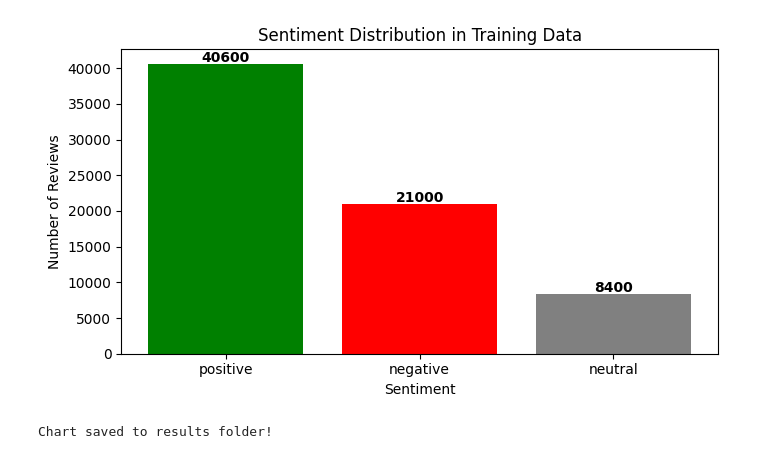
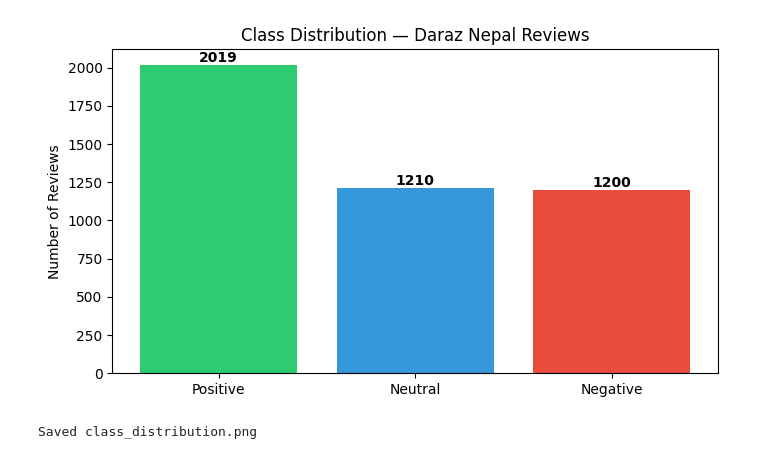
Before and after one commit to SajeenaMahotra/nepali-sentiment-analysis, a Jupyter notebook: notebooks/01_EDA.ipynb, the cells around one changed output. Drawn from its saved outputs; the diff is of its cells as text; code cells hidden in the pictures.

Commit message:
EDA  on real Daraz data - added charts

```diff
--- a/notebooks/01_EDA.ipynb
+++ b/notebooks/01_EDA.ipynb
@@ -1,13 +0,0 @@
-# %%
-import pandas as pd
-
-# Load the data
-train = pd.read_csv('../data/raw/kathmandu_reviews_dataset/split_train.csv')
-val   = pd.read_csv('../data/raw/kathmandu_reviews_dataset/split_val.csv')
-test  = pd.read_csv('../data/raw/kathmandu_reviews_dataset/split_test.csv')
-
-print("Train shape:", train.shape)
-print("Val shape:  ", val.shape)
-print("Test shape: ", test.shape)
-print("\nSentiment distribution in training data:")
-print(train['sentiment_label'].value_counts())
@@ -62,21 +30,21 @@ dtype: int64
 # %%
-import matplotlib.pyplot as plt
+# Chart 1 — Class distribution
+labels = ['Positive', 'Neutral', 'Negative']
+values = [2019, 1210, 1200]
+colors = ['#2ECC71', '#3498DB', '#E74C3C']
 
-# Count each sentiment
-counts = train['sentiment_label'].value_counts()
+plt.figure(figsize=(7, 4))
+bars = plt.bar(labels, values, color=colors)
+plt.title('Class Distribution — Daraz Nepal Reviews')
+plt.ylabel('Number of Reviews')
+for bar, val in zip(bars, values):
+    plt.text(bar.get_x() + bar.get_width()/2, bar.get_height() + 20,
+             str(val), ha='center', fontweight='bold')
 
-# Plot
-plt.figure(figsize=(7, 4))
-plt.bar(counts.index, counts.values, color=['green', 'red', 'gray'])
-plt.title('Sentiment Distribution in Training Data')
-plt.xlabel('Sentiment')
-plt.ylabel('Number of Reviews')
-for i, v in enumerate(counts.values):
-    plt.text(i, v + 200, str(v), ha='center', fontweight='bold')
 plt.tight_layout()
-plt.savefig('../results/sentiment_distribution.png', dpi=150)
+plt.savefig('../results/class_distribution.png', dpi=150)
 plt.show()
-print("Chart saved to results folder!")
+print("Saved class_distribution.png")
 # %% [output]
-[figure, old version]
+[figure, new version]
-Chart saved to results folder!
+Saved class_distribution.png
```
Also changed, not shown: parts of 9 cells of this notebook, 6 other files.
